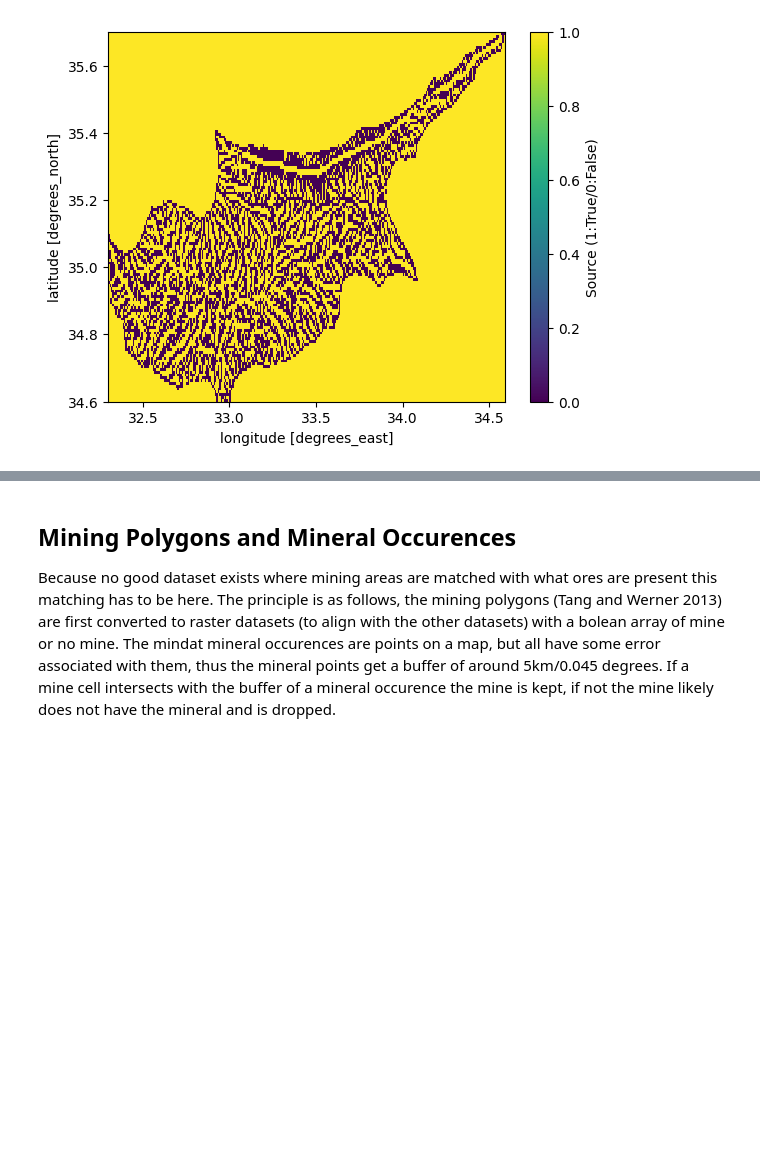
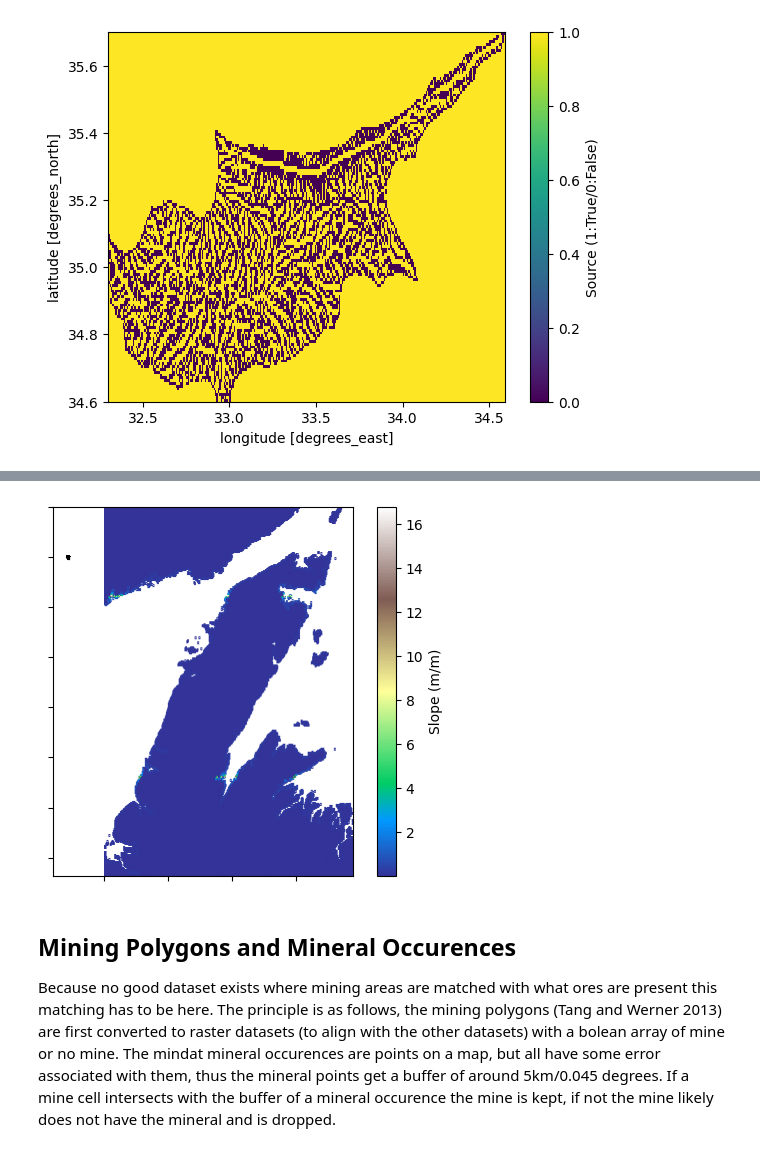
Before and after one commit to lgroenhart/AMDFLOW, a Jupyter notebook: case_study_III.ipynb, the cells around one changed output, grey strips where cells are left out. Cells and saved outputs as stored; diff of their text form; code cells hidden in the pictures; blank space fills up the shorter version.

Commit message:
readded slope to velocity

```diff
--- a/case_study_III.ipynb
+++ b/case_study_III.ipynb
@@ -143,3 +212,18 @@ flo_aoi_date["qav"].values = Q
+# %%
+S = np.asarray(S)
+S_masked = np.ma.masked_equal(S, 0)
+
+fig, ax = plt.subplots()
+cmap = plt.cm.terrain
+cmap.set_bad("white")
+
+im = ax.imshow(S_masked, cmap=cmap)
+fig.colorbar(im, ax=ax, label="Slope (m/m)")
+aoi.boundary.plot(ax = ax, edgecolor = "k")
+ax.set_xticklabels([])
+ax.set_yticklabels([]);
+# %% [output]
+[figure, added]
 # %% [markdown]
 <h2>Mining Polygons and Mineral Occurences</h2>
 <p>Because no good dataset exists where mining areas are matched with what ores are present this matching has to be here. The principle is as follows, the mining polygons (Tang and Werner 2013) are first converted to raster datasets (to align with the other datasets) with a bolean array of mine or no mine. The mindat mineral occurences are points on a map, but all have some error associated with them, thus the mineral points get a buffer of around 5km/0.045 degrees. If a mine cell intersects with the buffer of a mineral occurence the mine is kept, if not the mine likely does not have the mineral and is dropped. </p>
```
Also changed, not shown: parts of 3 cells of this notebook, 2 other files.
